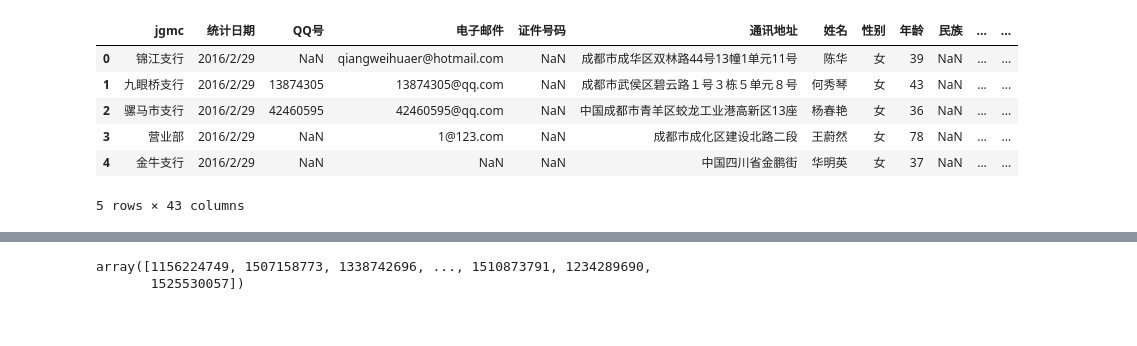
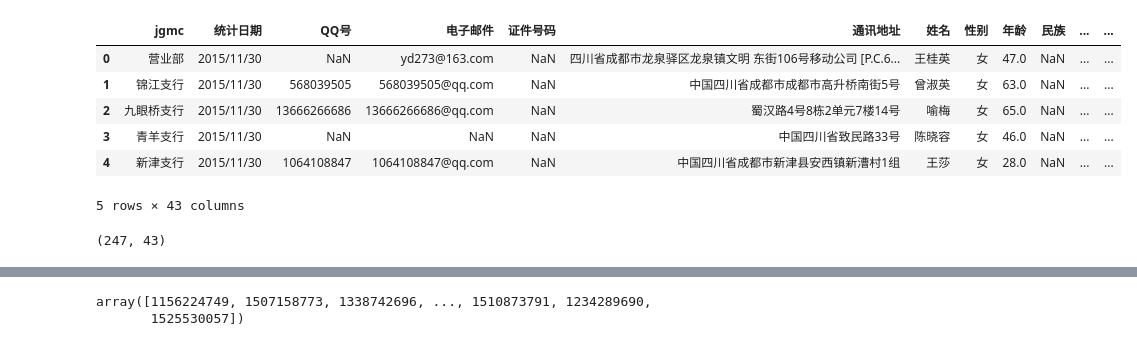
Before and after one commit to luxiaolei/JushaMS, a Jupyter notebook: poc.ipynb, the cells around one changed output, grey strips where cells are left out. Cells and saved outputs as stored; diff of their text form; code cells hidden in the pictures.

```diff
--- a/poc.ipynb
+++ b/poc.ipynb
@@ -1,15 +1,19 @@
 # %%
 import pandas as pd
-df = pd.read_csv('data/tempdir/cleaned.csv')
+df = pd.read_csv('data/test2015/cleaned.csv')
 df.head()
 # %% [output]
 |  | jgmc | 统计日期 | QQ号 | 电子邮件 | 证件号码 | 通讯地址 | 姓名 | 性别 | 年龄 | 民族 | ... | ... |
-| 0 | 锦江支行 | 2016/2/29 | NaN | qiangweihuaer@hotmail.com | NaN | 成都市成华区双林路44号13幢1单元11号 | 陈华 | 女 | 39 | NaN | ... | ... |
-| 1 | 九眼桥支行 | 2016/2/29 | 13874305 | 13874305@qq.com | NaN | 成都市武侯区碧云路１号３栋５单元８号 | 何秀琴 | 女 | 43 | NaN | ... | ... |
-| 2 | 骡马市支行 | 2016/2/29 | 42460595 | 42460595@qq.com | NaN | 中国成都市青羊区蛟龙工业港高新区13座 | 杨春艳 | 女 | 36 | NaN | ... | ... |
-| 3 | 营业部 | 2016/2/29 | NaN | 1@123.com | NaN | 成都市成化区建设北路二段 | 王蔚然 | 女 | 78 | NaN | ... | ... |
-| 4 | 金牛支行 | 2016/2/29 | NaN | NaN | NaN | 中国四川省金鹏街 | 华明英 | 女 | 37 | NaN | ... | ... |
+| 0 | 营业部 | 2015/11/30 | NaN | yd273@163.com | NaN | 四川省成都市龙泉驿区龙泉镇文明 东街106号移动公司 [P.C.6... | 王桂英 | 女 | 47.0 | NaN | ... | ... |
+| 1 | 锦江支行 | 2015/11/30 | 568039505 | 568039505@qq.com | NaN | 中国四川省成都市成都市高升桥南街5号 | 曾淑英 | 女 | 63.0 | NaN | ... | ... |
+| 2 | 九眼桥支行 | 2015/11/30 | 13666266686 | 13666266686@qq.com | NaN | 蜀汉路4号8栋2单元7楼14号 | 喻梅 | 女 | 65.0 | NaN | ... | ... |
+| 3 | 青羊支行 | 2015/11/30 | NaN | NaN | NaN | 中国四川省致民路33号 | 陈晓容 | 女 | 46.0 | NaN | ... | ... |
+| 4 | 新津支行 | 2015/11/30 | 1064108847 | 1064108847@qq.com | NaN | 中国四川省成都市新津县安西镇新漕村1组 | 王莎 | 女 | 28.0 | NaN | ... | ... |
 5 rows × 43 columns
+# %%
+df.shape
+# %% [output]
+(247, 43)
 # %%
 """
 /mainClean.py
```
Also changed, not shown: parts of 34 cells of this notebook, 2 other files.
